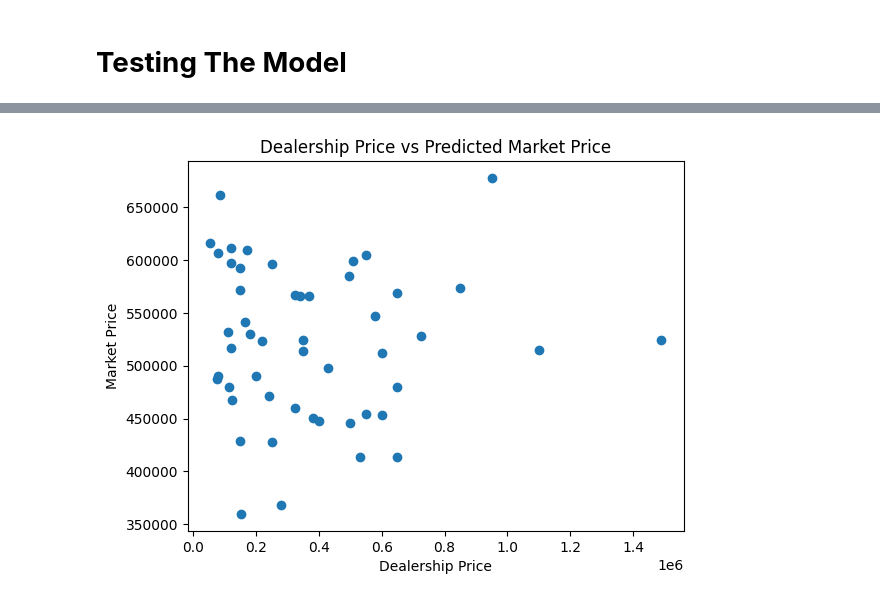
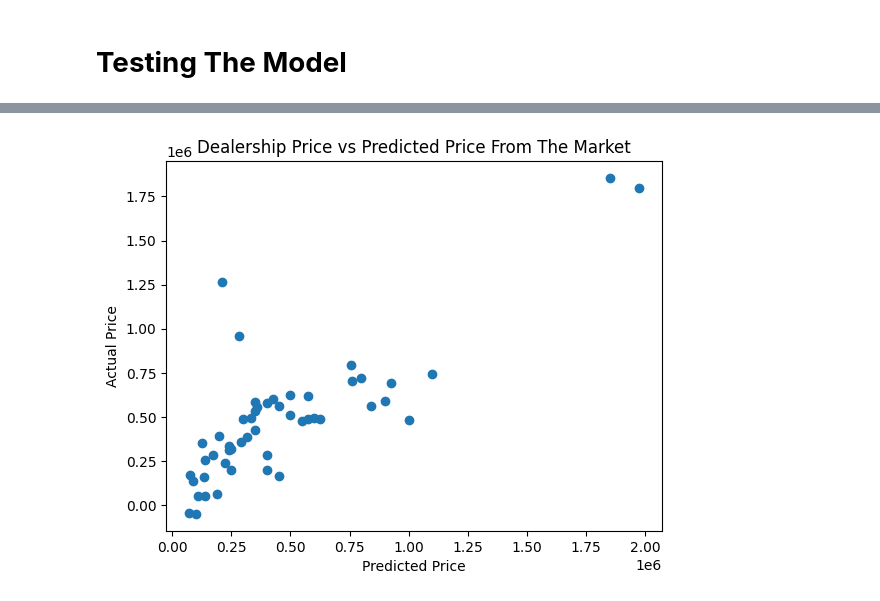
Before and after one commit to Jbolda2/Capstone, a Jupyter notebook: JBolda_QueryTool.ipynb, the cells around one changed output, grey strips where cells are left out. Drawn from its saved outputs; the diff is of its cells as text; code cells hidden in the pictures.

```diff
--- a/JBolda_QueryTool.ipynb
+++ b/JBolda_QueryTool.ipynb
@@ -316,26 +315,24 @@ df.replace({'owner':{'First Owner':1,'Second Owner':2, 'Third Owner':3, 'Fourth
 # %%
-df.replace({'fuel':{'Petrol':0,'Diesel':1,'CNG':2, 'LPG':3}},inplace=True)
+df4.replace({'fuel':{'Petrol':0,'Diesel':1,'CNG':2, 'LPG':3}},inplace=True)
 
-df.replace({'seller_type':{'Dealer':0,'Individual':0}},inplace=True)
+df4.replace({'seller_type':{'Dealer':0,'Individual':0}},inplace=True)
 
-df.replace({'transmission':{'Manual':0,'Automatic':1}},inplace=True)
+df4.replace({'transmission':{'Manual':0,'Automatic':1}},inplace=True)
 # %%
-df.replace({'Fuel_Type':{'Petrol':0,'Diesel':1,'CNG':2}},inplace=True)
+df4.replace({'Fuel_Type':{'Petrol':0,'Diesel':1,'CNG':2}},inplace=True)
 
-df.replace({'Seller_Type':{'Dealer':0,'Individual':0}},inplace=True)
+df4.replace({'Seller_Type':{'Dealer':0,'Individual':0}},inplace=True)
 
-df.replace({'Transmission':{'Manual':0,'Automatic':1}},inplace=True)
+df4.replace({'Transmission':{'Manual':0,'Automatic':1}},inplace=True)
 # %%
-df2.replace({'fuel':{'Petrol':0,'Diesel':1,'CNG':2}},inplace=True)
+df3.replace({'fuel':{'Petrol':0,'Diesel':1,'CNG':2}},inplace=True)
 
-df2.replace({'seller_type':{'Dealer':0,'Individual':0}},inplace=True)
+df3.replace({'seller_type':{'Dealer':0,'Individual':0}},inplace=True)
 
-df2.replace({'transmission':{'Manual':0,'Automatic':1}},inplace=True)
+df3.replace({'transmission':{'Manual':0,'Automatic':1}},inplace=True)
 # %%
-df3 = df
-df4 = df2
-X =df3.drop(['name', 'selling_price'], axis=1)
-Y = df4['selling_price']
+X =df4.drop(['name', 'selling_price'], axis=1)
+Y = df3['selling_price']
 # %%
 print(X)
 # %% [output]
@@ -405,8 +402,8 @@ R squared error :  -0.3006868879800988
 # %%
 plt.scatter(Y_test, test_data_prediction)
-plt.xlabel("Dealership Price")
-plt.ylabel("Market Price")
-plt.title("Dealership Price vs Predicted Market Price")
+plt.xlabel("Predicted Price")
+plt.ylabel("Actual Price")
+plt.title("Dealership Price vs Predicted Price From The Market")
 plt.show()
 # %% [output]
-[figure, old version]
+[figure, new version]
```
Also changed, not shown: parts of 6 cells of this notebook.
